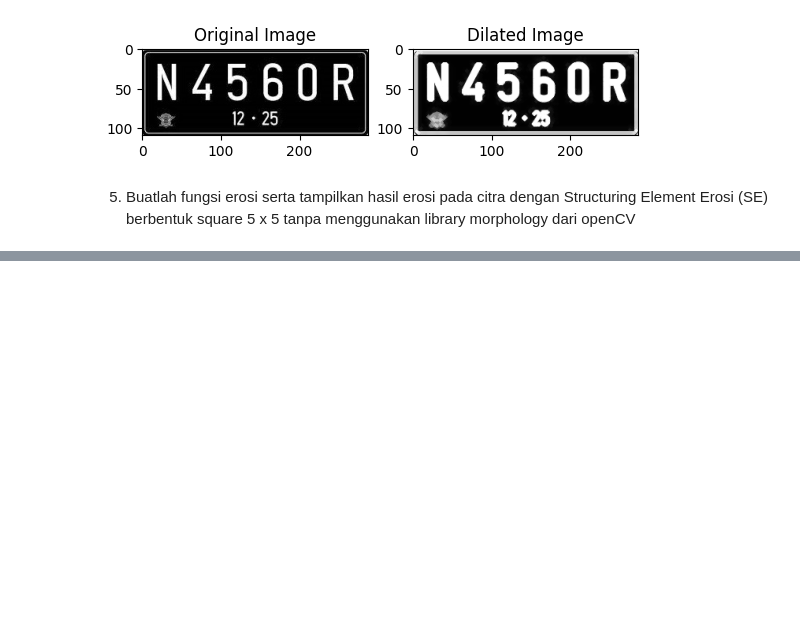
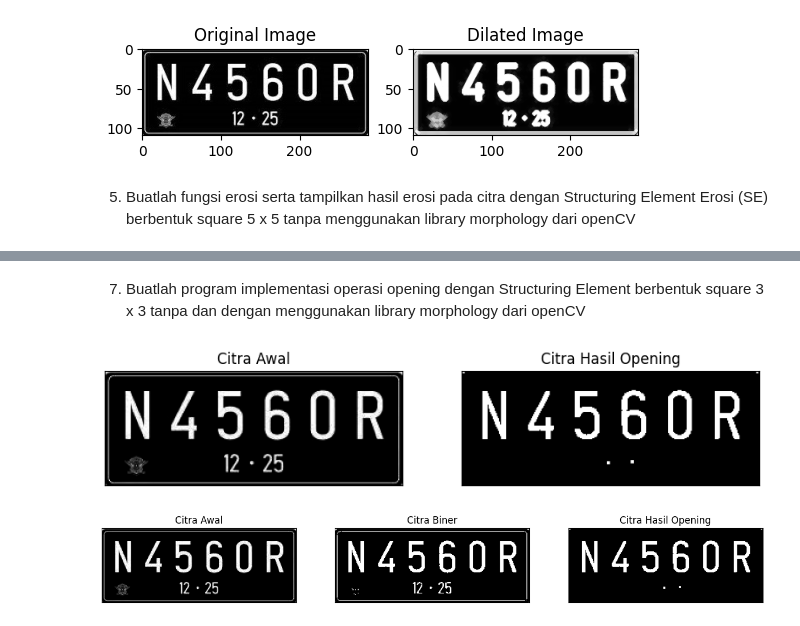
Before and after one commit to zakyzuf/PCVK_Ganjil_2023, a Jupyter notebook: Week09.ipynb, the cells around one changed output, grey strips where cells are left out. Cells and saved outputs as stored; diff of their text form; code cells hidden in the pictures; blank space fills up the shorter version.

```diff
--- a/Week09.ipynb
+++ b/Week09.ipynb
@@ -105,0 +134,71 @@ plt.show()
+# %% [markdown]
+7. Buatlah program implementasi operasi opening dengan Structuring Element
+berbentuk square 3 x 3 tanpa dan dengan menggunakan library morphology dari
+openCV
+# %%
+# tanpa library morphology dari openCV
+# dilasi
+def dilation(image, se):
+	height, width = image.shape
+
+	output_image = np.zeros((height, width), dtype=np.uint8)
+
+	# Generate SED
+	SED = np.ones((se,se), dtype=np.uint8)
+	c = int((se-1)/2)
+
+	# Dilation
+	for i in range(c, height-c):
+		for j in range(c, width-c):
+			temp = image[i-c:i+c+1, j-c:j+c+1]
+			product = temp * SED
+			output_image[i,j] = np.max(product)
+
+	return output_image
+
+# erosion
+ret, thresh = cv2.threshold(gamma_image, 125,200,cv2.THRESH_BINARY)
+kernel = np.ones((5,5),np.uint8)
+erosioned_image = cv2.erode(thresh,kernel,iterations = 1)
+
+# fungsi opening
+def image_opening(image, se):
+	eroded_image = image_erotion(image, se)
+	opened_image = dilation(eroded_image, se)
+	return opened_image
+
+image = cv2.imread('/content/drive/MyDrive/PCVK/plat_nomer.jpg',0)
+gamma_image = np.zeros(image.shape, image.dtype)
+
+for y in range(image.shape[0]):
+	for x in range(image.shape[1]):
+		gamma_image[y,x] = np.clip(255.0 * (image[y,x]/255.0) ** (2/1), 0, 255)
+
+ret, thresh = cv2.threshold(gamma_image, 125,200,cv2.THRESH_BINARY)
+w = 3
+output_image = image_opening(thresh, w)
+
+plt.subplots(figsize=(15, 5))
+plt.subplot(131),plt.imshow(gamma_image,cmap = 'gray')
+plt.title('Citra Awal'),plt.xticks([]), plt.yticks([])
+plt.subplot(132),plt.imshow(output_image,cmap = 'gray')
+plt.title('Citra Hasil Opening'),plt.xticks([]), plt.yticks([])
+plt.show()
+# %% [output]
+[figure, added]
+# %%
+# dengan library morphology dari openCV
+ret, thresh = cv2.threshold(gamma_image, 125,200,cv2.THRESH_BINARY)
+se = 3
+output_image = image_opening(thresh, se)
+
+plt.subplots(figsize=(15, 5))
+plt.subplot(131),plt.imshow(gamma_image,cmap = 'gray')
+plt.title('Citra Awal'),plt.xticks([]), plt.yticks([])
+plt.subplot(132),plt.imshow(thresh,cmap = 'gray')
+plt.title('Citra Biner'),plt.xticks([]), plt.yticks([])
+plt.subplot(133),plt.imshow(output_image,cmap = 'gray')
+plt.title('Citra Hasil Opening'),plt.xticks([]), plt.yticks([])
+plt.show()
+# %% [output]
+[figure, added]
```
Also changed, not shown: parts of 40 cells of this notebook.
